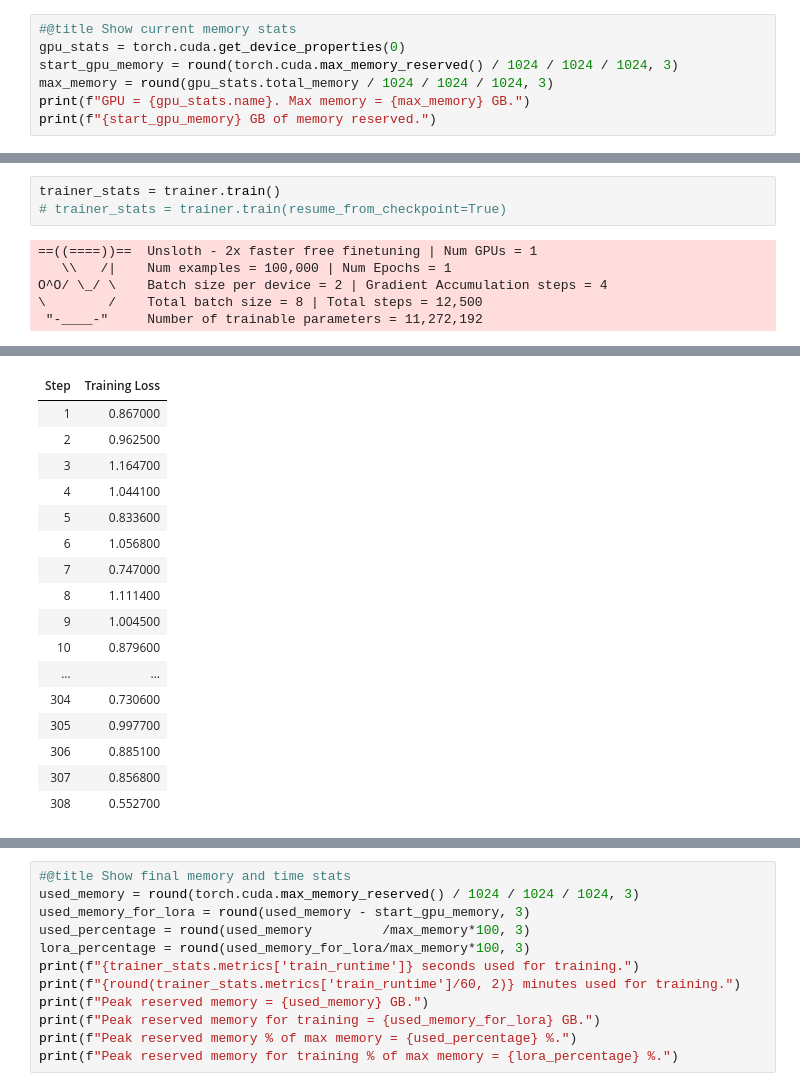
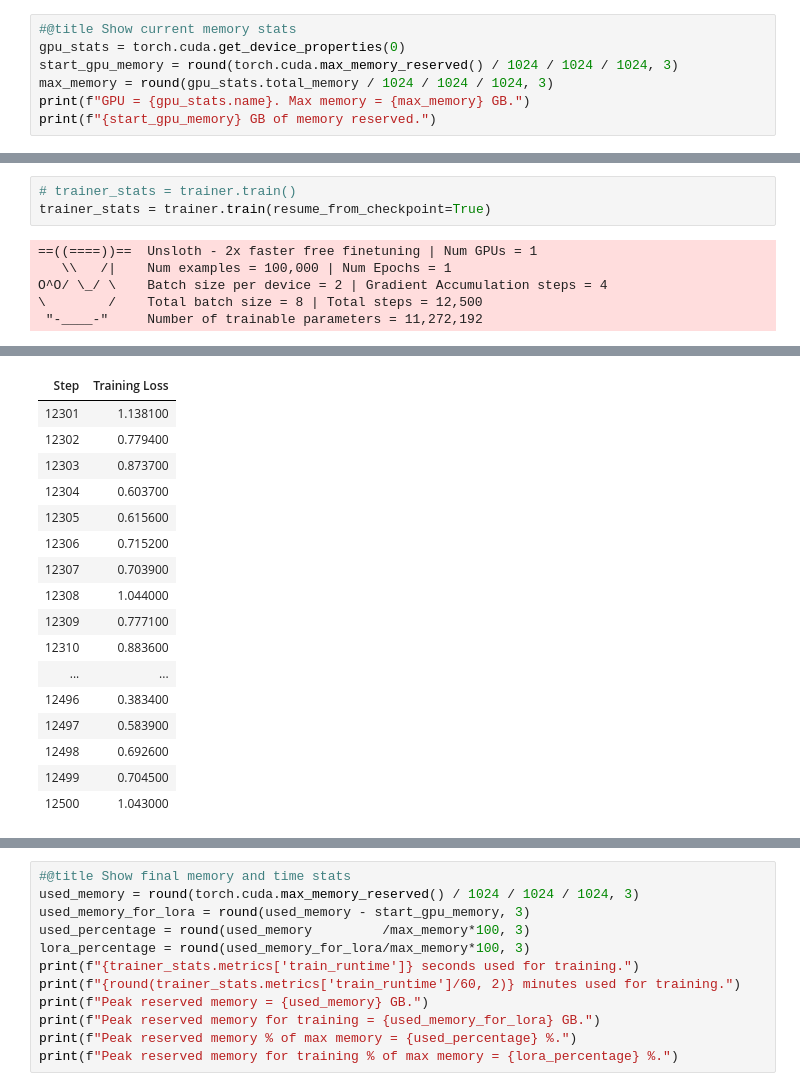
Before and after one commit to Minifixio/ID2209-lab2, a Jupyter notebook: notebooks/finetuning.ipynb, the cells around one changed output, grey strips where cells are left out. Saved outputs shown, nothing was run; the diff lists cells and outputs as text.

```diff
--- a/notebooks/finetuning.ipynb
+++ b/notebooks/finetuning.ipynb
@@ -225,6 +241,6 @@ print(f"{start_gpu_memory} GB of memory reserved.")
 # %%
-trainer_stats = trainer.train()
-# trainer_stats = trainer.train(resume_from_checkpoint=True)
+# trainer_stats = trainer.train()
+trainer_stats = trainer.train(resume_from_checkpoint=True)
 # %% [output]
 ==((====))==  Unsloth - 2x faster free finetuning | Num GPUs = 1
    \\   /|    Num examples = 100,000 | Num Epochs = 1
@@ -235,17 +251,17 @@ O^O/ \_/ \    Batch size per device = 2 | Gradient Accumulation steps = 4
 | Step | Training Loss |
-| 1 | 0.867000 |
-| 2 | 0.962500 |
-| 3 | 1.164700 |
-| 4 | 1.044100 |
-| 5 | 0.833600 |
-| 6 | 1.056800 |
-| 7 | 0.747000 |
-| 8 | 1.111400 |
-| 9 | 1.004500 |
-| 10 | 0.879600 |
+| 12301 | 1.138100 |
+| 12302 | 0.779400 |
+| 12303 | 0.873700 |
+| 12304 | 0.603700 |
+| 12305 | 0.615600 |
+| 12306 | 0.715200 |
+| 12307 | 0.703900 |
+| 12308 | 1.044000 |
+| 12309 | 0.777100 |
+| 12310 | 0.883600 |
 | ... | ... |
-| 304 | 0.730600 |
-| 305 | 0.997700 |
-| 306 | 0.885100 |
-| 307 | 0.856800 |
-| 308 | 0.552700 |
+| 12496 | 0.383400 |
+| 12497 | 0.583900 |
+| 12498 | 0.692600 |
+| 12499 | 0.704500 |
+| 12500 | 1.043000 |
```
Also changed, not shown: parts of 8 cells of this notebook, 1 other file.
